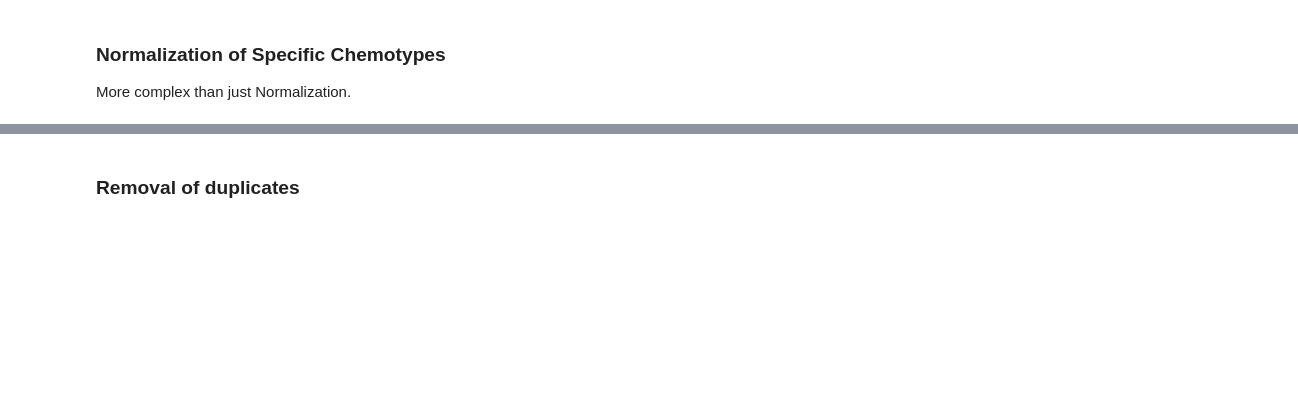
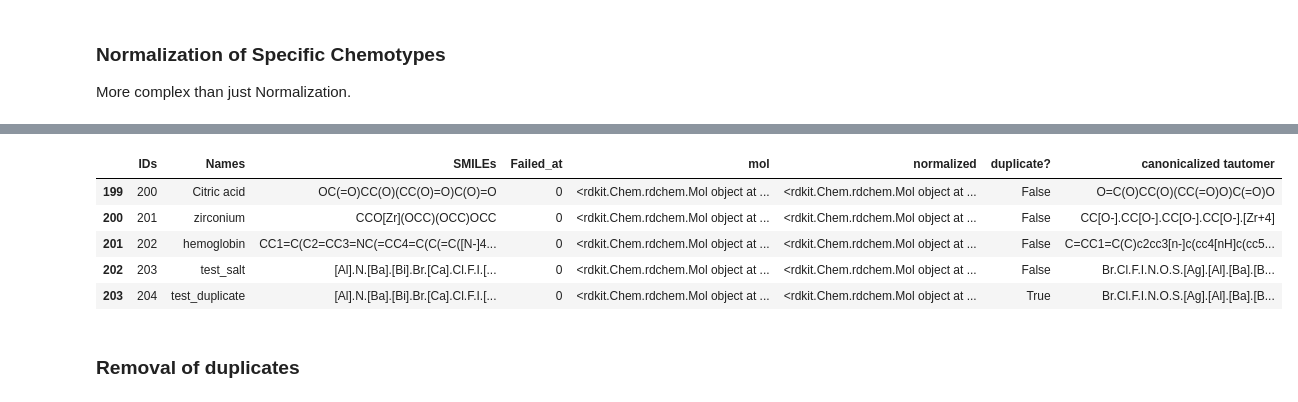
Before and after one commit to volkamerlab/opencadd, a Jupyter notebook: docs/tutorials/standardization.ipynb, the cells around one changed output, grey strips where cells are left out. Drawn from its saved outputs; the diff is of its cells as text; code cells hidden in the pictures; blank space fills up the shorter version.

```diff
--- a/docs/tutorials/standardization.ipynb
+++ b/docs/tutorials/standardization.ipynb
@@ -340,2 +419,11 @@ More complex than just Normalization.
+# %%
+dataset.tail()
+# %% [output]
+|  | IDs | Names | SMILEs | Failed_at | mol | normalized | duplicate? | canonicalized tautomer |
+| 199 | 200 | Citric acid | OC(=O)CC(O)(CC(O)=O)C(O)=O | 0 | <rdkit.Chem.rdchem.Mol object at ... | <rdkit.Chem.rdchem.Mol object at ... | False | O=C(O)CC(O)(CC(=O)O)C(=O)O |
+| 200 | 201 | zirconium | CCO[Zr](OCC)(OCC)OCC | 0 | <rdkit.Chem.rdchem.Mol object at ... | <rdkit.Chem.rdchem.Mol object at ... | False | CC[O-].CC[O-].CC[O-].CC[O-].[Zr+4] |
+| 201 | 202 | hemoglobin | CC1=C(C2=CC3=NC(=CC4=C(C(=C([N-]4... | 0 | <rdkit.Chem.rdchem.Mol object at ... | <rdkit.Chem.rdchem.Mol object at ... | False | C=CC1=C(C)c2cc3[n-]c(cc4[nH]c(cc5... |
+| 202 | 203 | test_salt | [Al].N.[Ba].[Bi].Br.[Ca].Cl.F.I.[... | 0 | <rdkit.Chem.rdchem.Mol object at ... | <rdkit.Chem.rdchem.Mol object at ... | False | Br.Cl.F.I.N.O.S.[Ag].[Al].[Ba].[B... |
+| 203 | 204 | test_duplicate | [Al].N.[Ba].[Bi].Br.[Ca].Cl.F.I.[... | 0 | <rdkit.Chem.rdchem.Mol object at ... | <rdkit.Chem.rdchem.Mol object at ... | True | Br.Cl.F.I.N.O.S.[Ag].[Al].[Ba].[B... |
 # %% [markdown]
 ### Removal of duplicates
```
Also changed, not shown: parts of 14 cells of this notebook.
